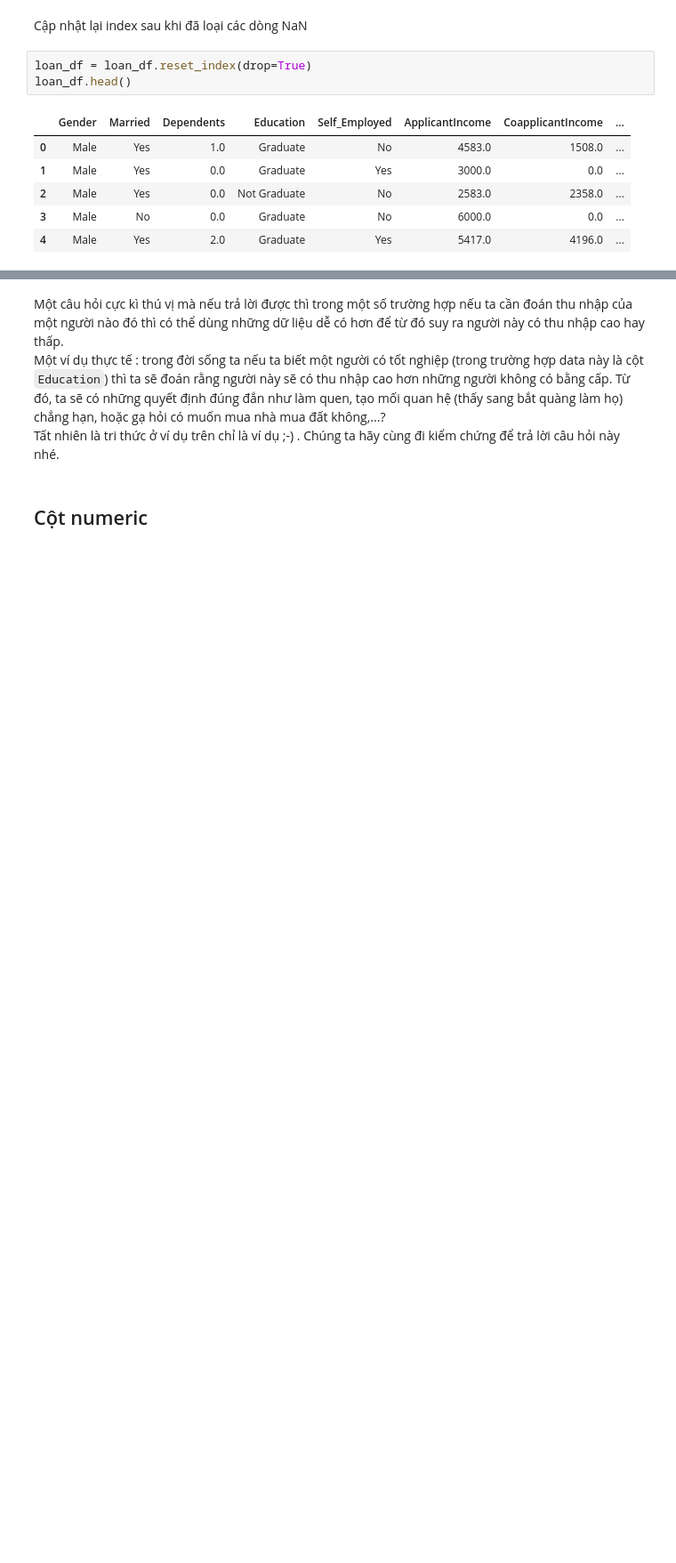
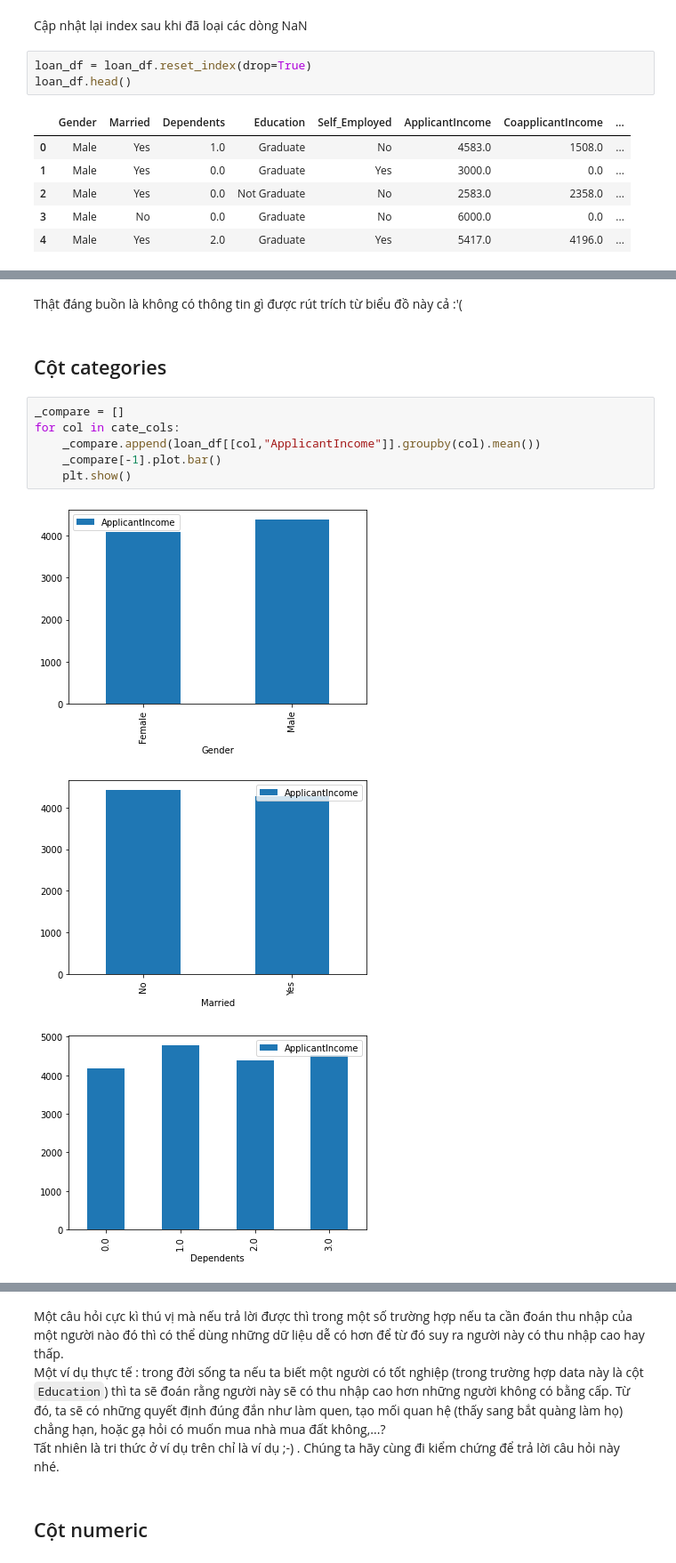
Before and after one commit to tonyvu1289/P4DS-FinalProject-vip, a Jupyter notebook: Final_Project.ipynb, the cells around one changed output, grey strips where cells are left out. Shown at 89% size. Saved outputs shown, nothing was run; the diff lists cells and outputs as text; blank space fills up the shorter version.

```diff
--- a/Final_Project.ipynb
+++ b/Final_Project.ipynb
@@ -400,0 +471,14 @@ loan_df.head()
+# %% [markdown]
+Thật đáng buồn là không có thông tin gì được rút trích từ biểu đồ này cả :'(
+# %% [markdown]
+## Cột categories
+# %%
+_compare = []
+for col in cate_cols:
+    _compare.append(loan_df[[col,"ApplicantIncome"]].groupby(col).mean())
+    _compare[-1].plot.bar()
+    plt.show()
+# %% [output]
+[figure, added]
+[figure, added]
+[figure, added]
```
Also changed, not shown: parts of 27 cells of this notebook.
